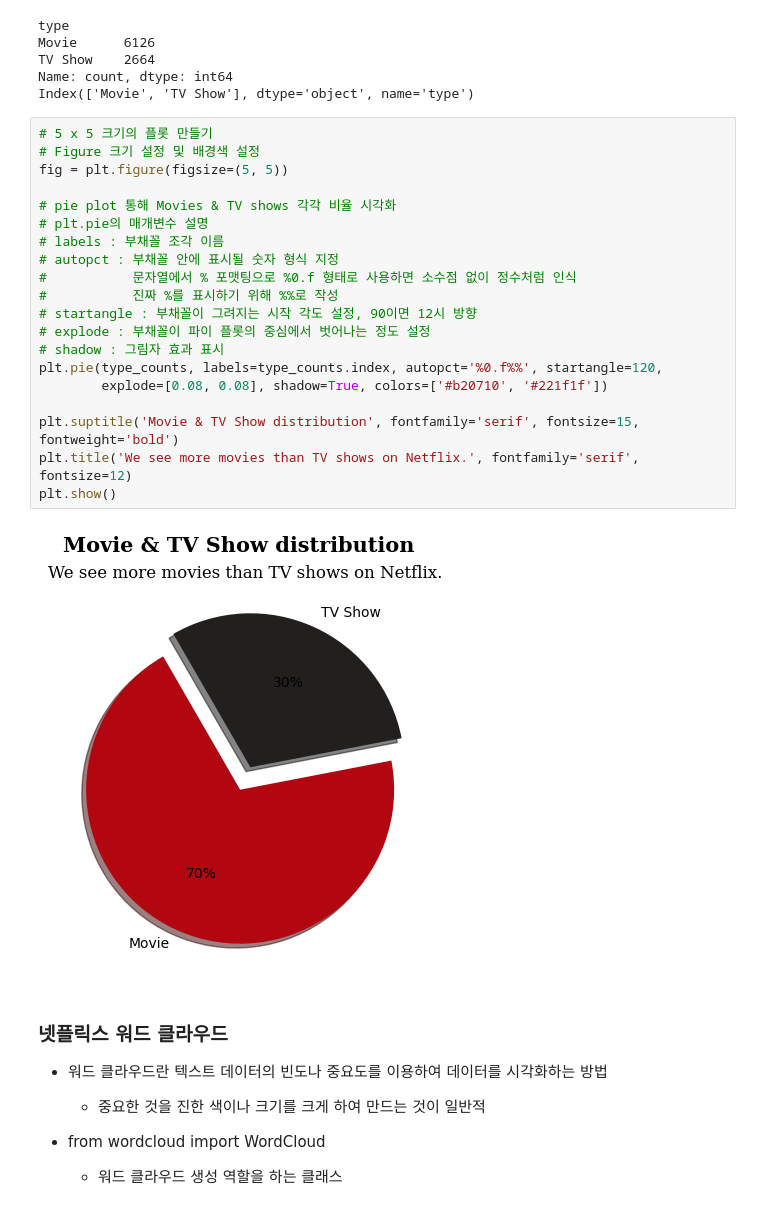
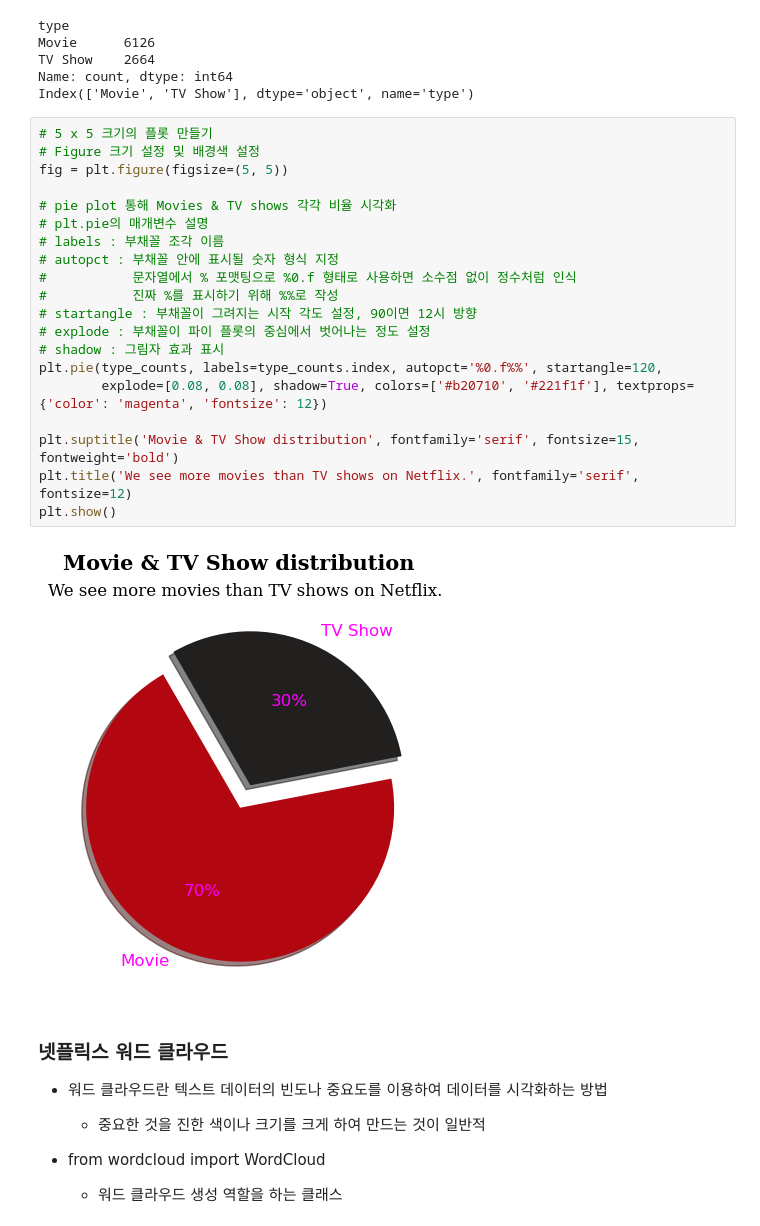
Before and after one commit to nueij0429/Python_Webscraping_Analysis, a Jupyter notebook: 09.넷플릭스 데이터 분석 프로젝트.ipynb, the cells around one changed output. Saved outputs shown, nothing was run; the diff lists cells and outputs as text.

```diff
--- a/09.넷플릭스 데이터 분석 프로젝트.ipynb
+++ b/09.넷플릭스 데이터 분석 프로젝트.ipynb
@@ -527,25 +527,25 @@ Index(['Movie', 'TV Show'], dtype='object', name='type')
 # %%
 # 5 x 5 크기의 플롯 만들기
 # Figure 크기 설정 및 배경색 설정
 fig = plt.figure(figsize=(5, 5))
 
 # pie plot 통해 Movies & TV shows 각각 비율 시각화
 # plt.pie의 매개변수 설명
 # labels : 부채꼴 조각 이름
 # autopct : 부채꼴 안에 표시될 숫자 형식 지정
 #           문자열에서 % 포맷팅으로 %0.f 형태로 사용하면 소수점 없이 정수처럼 인식
 #           진짜 %를 표시하기 위해 %%로 작성
 # startangle : 부채꼴이 그려지는 시작 각도 설정, 90이면 12시 방향
 # explode : 부채꼴이 파이 플롯의 중심에서 벗어나는 정도 설정
 # shadow : 그림자 효과 표시
 plt.pie(type_counts, labels=type_counts.index, autopct='%0.f%%', startangle=120,
-        explode=[0.08, 0.08], shadow=True, colors=['#b20710', '#221f1f'])
+        explode=[0.08, 0.08], shadow=True, colors=['#b20710', '#221f1f'], textprops={'color': 'magenta', 'fontsize': 12})
 
 plt.suptitle('Movie & TV Show distribution', fontfamily='serif', fontsize=15, fontweight='bold')
 plt.title('We see more movies than TV shows on Netflix.', fontfamily='serif', fontsize=12)
 plt.show()
 # %% [output]
-[figure, old version]
+[figure, new version]
 # %% [markdown]
 ### **넷플릭스 워드 클라우드**
 * 워드 클라우드란 텍스트 데이터의 빈도나 중요도를 이용하여 데이터를 시각화하는 방법
```
Also changed, not shown: parts of 2 cells of this notebook.
